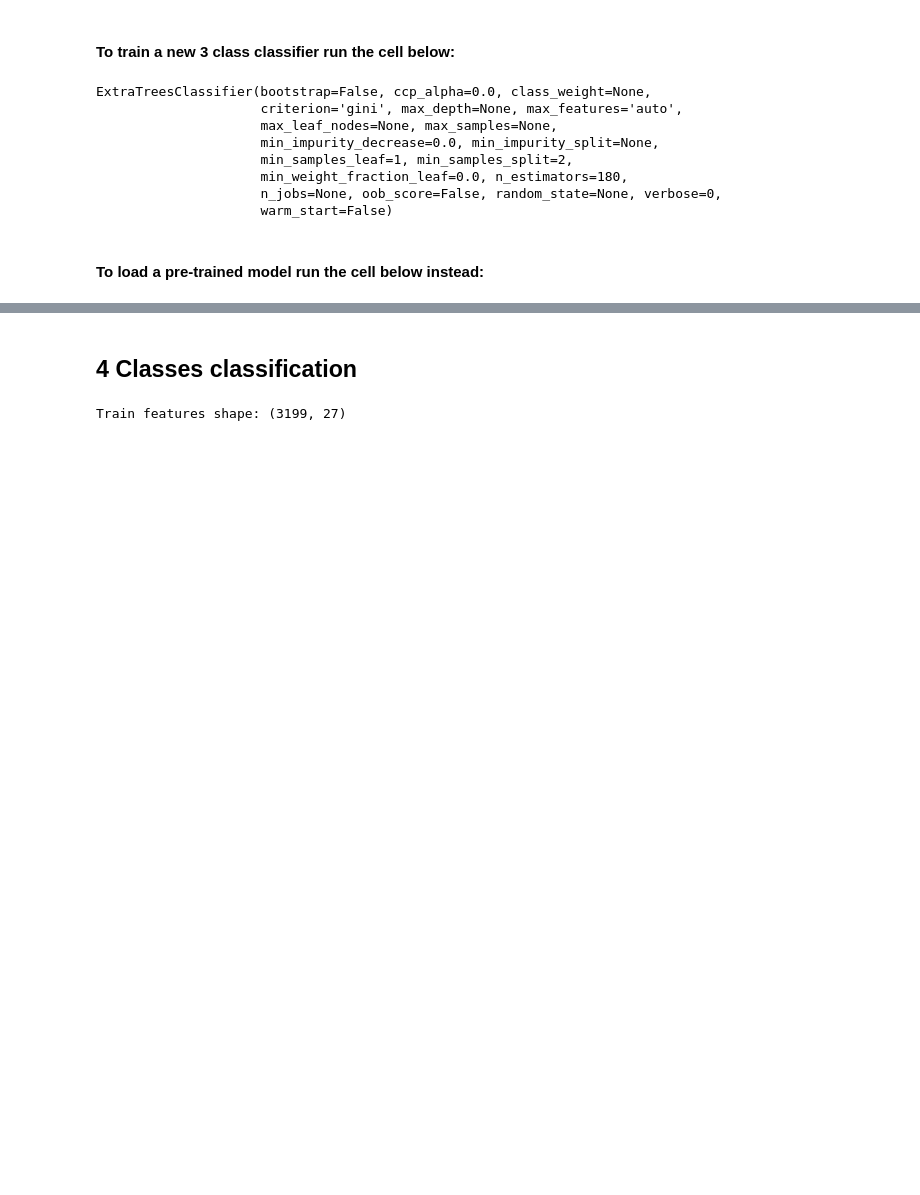
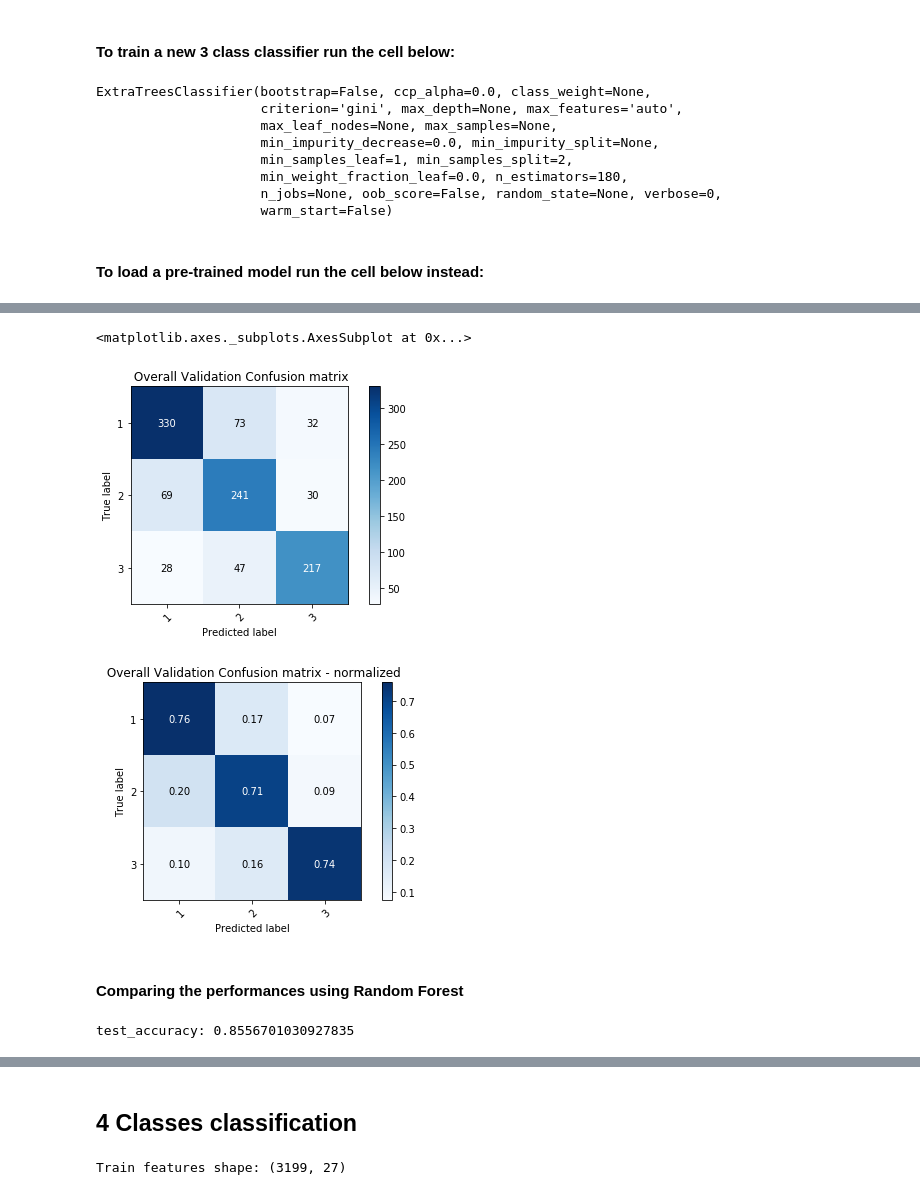
Before and after one commit to DEIB-GECO/CKD_advancement_assessment, a Jupyter notebook: Notebook.ipynb, the cells around one changed output, grey strips where cells are left out. Drawn from its saved outputs; the diff is of its cells as text; code cells hidden in the pictures; blank space fills up the shorter version.

```diff
--- a/Notebook.ipynb
+++ b/Notebook.ipynb
@@ -338,0 +480,3 @@ print(test_accuracy)
+# %%
+clf_3Classes = tree.DecisionTreeClassifier(max_depth=15)
+clf_3Classes.fit(Xtrain,Ytrain)
@@ -338,0 +490,3 @@ print(test_accuracy)
+# %%
+# Make predictions on test
+y_pred_test = clf_3Classes.predict(Xtest)
@@ -339,3 +520,25 @@ print(test_accuracy)
+# %%
+# plot confusion matrix
+np.set_printoptions(precision=2)
+plot_confusion_matrix(Ytest, y_pred_test, classes=[1,2,3],title=' Overall Validation Confusion matrix')
+# plot confusion normalized
+plot_confusion_matrix(Ytest, y_pred_test, classes=[1,2,3], normalize = True,title= ' Overall Validation Confusion matrix - normalized')
+# %% [output]
+<matplotlib.axes._subplots.AxesSubplot at 0x...>
+[figure, added]
+[figure, added]
+# %% [markdown]
+#### Comparing the performances using Random Forest
+# %%
+clf_3Classes = RandomForestClassifier(n_estimators=250)
+clf_3Classes.fit(Xtrain,Ytrain)
+# Make predictions for the test using the trained classifier
+y_pred_test = clf_3Classes.predict(Xtest)
+#compute accuracy over the test
+test_accuracy = accuracy_score(Ytest,y_pred_test)
+print("test_accuracy: " + str(test_accuracy))
+# %% [output]
+test_accuracy: 0.8556701030927835
 # %%
 #compute precision
 compute_precision(Ytest,y_pred_test)
```
Also changed, not shown: parts of 36 cells of this notebook.
